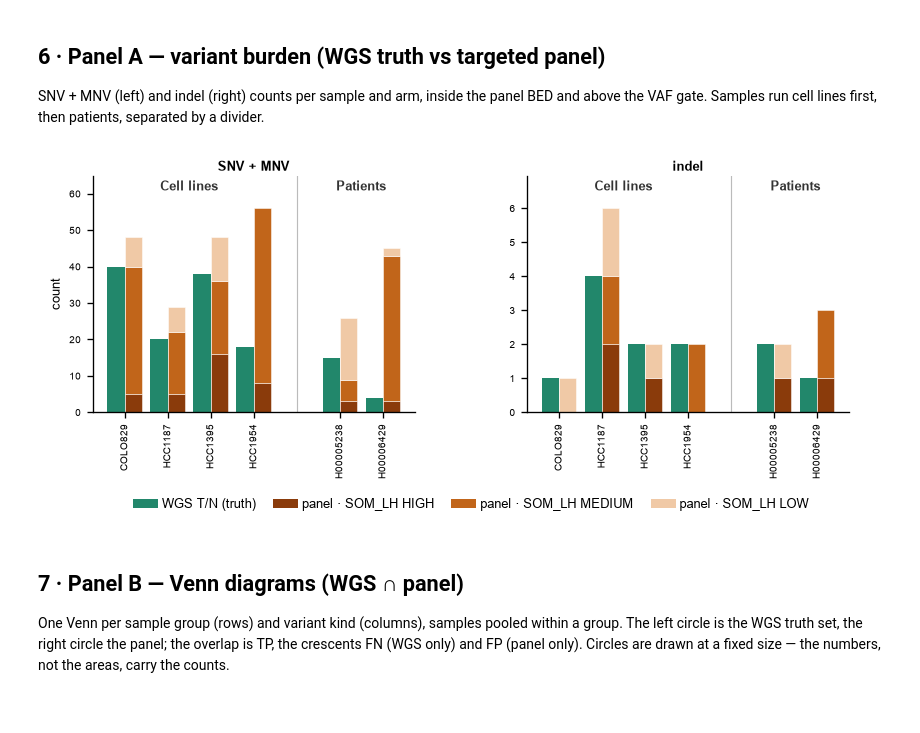
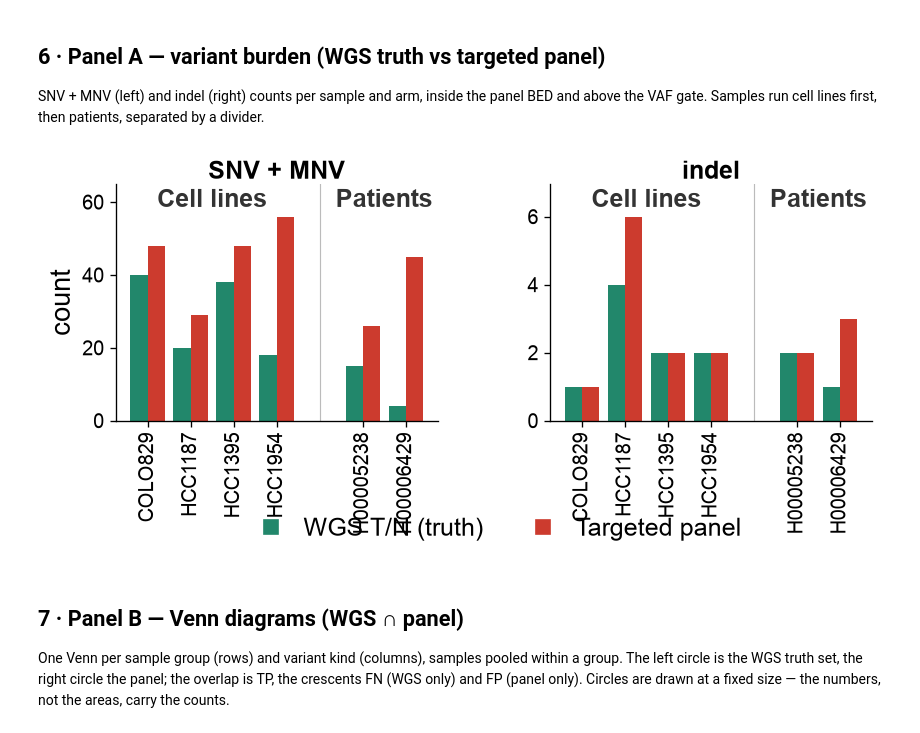
Before and after one commit to hartwigmedical/oncoanalyser-paper, a Jupyter notebook: fig_wgs_vs_panel.ipynb, the cells around one changed output. Cells and saved outputs as stored; diff of their text form; code cells hidden in the pictures.

```diff
--- a/fig_wgs_vs_panel.ipynb
+++ b/fig_wgs_vs_panel.ipynb
@@ -187,7 +187,7 @@ def patient_run(sample, modality, preservation, run_type, platform=PLATFORM):
 # The two arms, styled globally. The source runs differ per sample group (see GROUPS).
 MODALITIES = OrderedDict([
     ("WGS",   {"color": "#22876B", "label": "WGS T/N (truth)"}),
-    ("PANEL", {"color": "#C1651A", "label": "Targeted panel"}),
+    ("PANEL", {"color": "#CC3B2E", "label": "Targeted panel"}),
 ])
 TRUTH, TEST = "WGS", "PANEL"          # WGS tumour/normal is the golden standard
 
@@ -722,62 +741,43 @@ def draw_burden(fig, spec):
     axes = []
     for k, (label, members) in enumerate(BURDEN_GROUPS):
         ax = fig.add_subplot(sub[0, k])
-        kind = "indel" if members == ["indel"] else "snvmnv"
         for mi, m in enumerate(mods):
-            xpos = xs + (mi - (len(mods) - 1) / 2) * w
-            if m == TEST:
-                # Panel bar stacked by per-variant SOM_LH, over the same PASS + VAF-gated calls
-                # that make up the solid count.
-                for xi, s in enumerate(ALL_SAMPLES):
-                    d = DATA[m][s]
-                    comp = Counter(d["somlh"].get(k, "NA") for k, vaf in d["pervar"][kind].items()
-                                   if not np.isnan(vaf) and vaf >= VAF_MIN)
-                    bottom = 0
-                    for lh in SOMLH_STACK:
-                        if comp.get(lh):
-                            ax.bar(xpos[xi], comp[lh], w, bottom=bottom, color=SOMLH_COLORS[lh],
-                                   edgecolor="white", linewidth=0.3, zorder=2)
-                            bottom += comp[lh]
-            else:
-                vals = [sum(DATA[m][s]["counts"][vt] for vt in members) for s in ALL_SAMPLES]
-                ax.bar(xpos, vals, w, color=MODALITIES[m]["color"], zorder=2)
-        ax.set_title(label, fontsize=7.5, pad=3)
-        ax.set_xticks(xs); ax.set_xticklabels(ALL_SAMPLES, fontsize=6, rotation=90)
-        ax.tick_params(axis="y", labelsize=6); ax.margins(y=0.16)
+            vals = [sum(DATA[m][s]["counts"][vt] for vt in members) for s in ALL_SAMPLES]
+            ax.bar(xs + (mi - (len(mods) - 1) / 2) * w, vals, w,
+                   color=MODALITIES[m]["color"], zorder=2)
+        ax.set_title(label, fontsize=fs(7.5), pad=3)
+        ax.set_xticks(xs); ax.set_xticklabels(ALL_SAMPLES, fontsize=fs(6), rotation=90)
+        ax.tick_params(axis="y", labelsize=fs(6)); ax.margins(y=0.16)
         # divider + group name between the sample groups
         spanlist = list(spans.items())
         for gi in range(len(spanlist) - 1):
             ax.axvline((spanlist[gi][1][1] + spanlist[gi + 1][1][0]) / 2,
                        color="#BBBBBB", lw=0.7, zorder=0)
         if len(spanlist) > 1:
             for g, (a, b) in spanlist:
                 ax.text((a + b) / 2, 0.98, GROUPS[g]["label"].capitalize(),
                         transform=ax.get_xaxis_transform(), ha="center", va="top",
-                        fontsize=7.5, weight="bold", color="#333333")
+                        fontsize=fs(7.5), weight="bold", color="#333333")
         axes.append(ax)
     axes[0].set_ylabel("count")
     return axes
-
-BURDEN_HANDLES = ([Patch(facecolor=MODALITIES[TRUTH]["color"], label=MODALITIES[TRUTH]["label"])]
-                  + [Patch(facecolor=SOMLH_COLORS[lh], label=f"panel · SOM_LH {lh}")
-                     for lh in SOMLH_ORDER])
 
 def burden_legend(fig, axes):
     # Arm legend, centred under the sub-axes. Placed in figure coordinates once the axes have been
     # laid out, so it sits the same distance below the rotated sample labels in the standalone
     # preview and in the composite, whatever the figure size.
     fig.canvas.draw()
     p0, p1 = axes[0].get_position(), axes[-1].get_position()
-    fig.legend(handles=BURDEN_HANDLES, loc="upper center",
+    fig.legend(handles=ARM_HANDLES, loc="upper center",
                bbox_to_anchor=((p0.x0 + p1.x1) / 2, p0.y0 - 0.62 / fig.get_figheight()),
-               ncol=len(BURDEN_HANDLES), fontsize=7.5, handletextpad=0.3, columnspacing=1.4)
+               ncol=len(MODALITIES), fontsize=fs(7.5), handletextpad=0.3, columnspacing=1.4)
 
 fig = plt.figure(figsize=(7.0, 3.4))
 axes = draw_burden(fig, fig.add_gridspec(1, 1, left=0.09, right=0.99, top=0.92, bottom=0.34)[0, 0])
 burden_legend(fig, axes)
 plt.show()
 # %% [output]
-[figure, old version]
+[figure, new version]
 # %% [markdown]
 ## 7 · Panel B — Venn diagrams (WGS ∩ panel)
 
```
Also changed, not shown: parts of 5 cells of this notebook, 2 other files.
